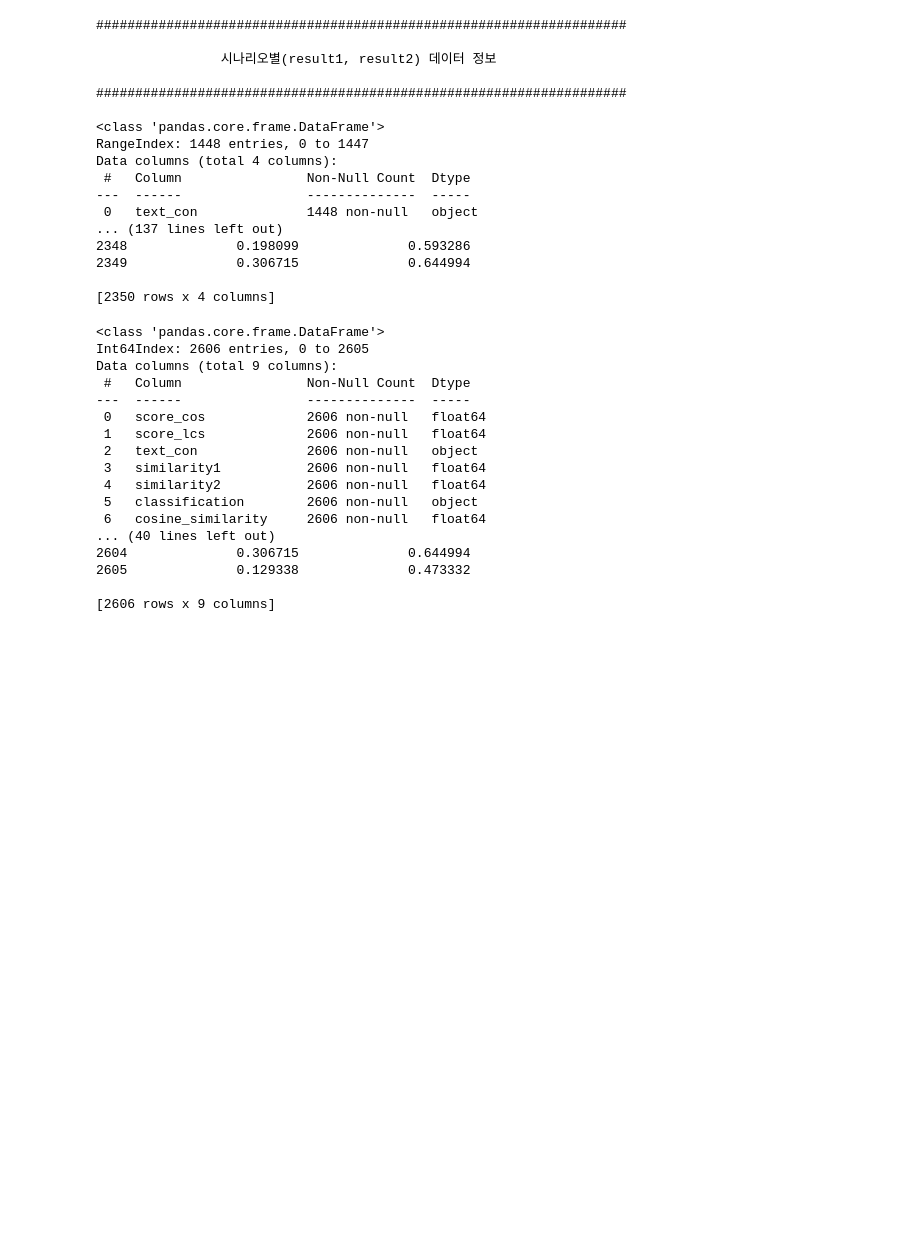
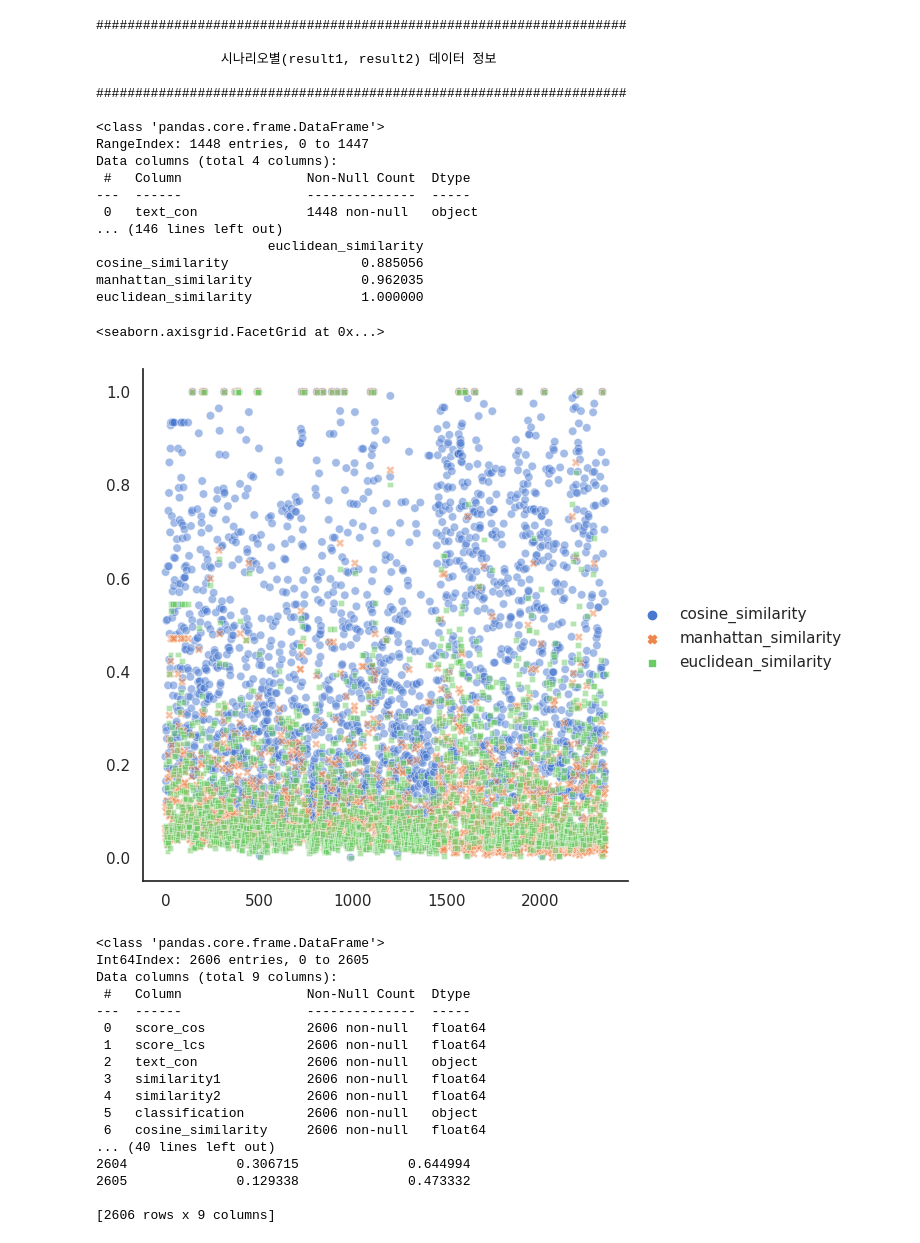
Before and after one commit to seokiho/kisti-police, a Jupyter notebook: jsonReader.ipynb, the cells around one changed output. Cells and saved outputs as stored; diff of their text form; code cells hidden in the pictures; blank space fills up the shorter version.

```diff
--- a/jsonReader.ipynb
+++ b/jsonReader.ipynb
@@ -236,38 +256,89 @@ print(results2)
 
 results1.reset_index(drop=True, inplace=True)
 results2.reset_index(drop=True, inplace=True)
 combined_results = pd.concat([results1, results2], ignore_index=True)
 
 
 print("\n\n\n\n####################################################################\n")
 print("            합쳐진 결과 데이터 정보 (combined_results)\n")
 print("####################################################################\n")
 
 print(combined_results.info())
 
 print("\n\n\n\n####################################################################\n")
 print("            합쳐진 데이터 출력 (combined_results)\n")
 print("####################################################################\n")
 
 print(combined_results)
+
+########################################################################################
+#                                 유사도별 분포 보기
+
+
+# 정규화는 데이터의 범위를 [0, 1] 또는 [-1, 1]과 같은 일정한 범위로 변환
+# 정규화는 변수의 상대적인 크기를 유지하면서 값 조정. 최소값을 0, 최대값을 1로 맞추는 경우
+# MinMaxScaler를 사용. 정규화를 사용하면 변수 간 범위의 차이가 줄어듦.
+
+# 표준화는 데이터의 평균을 0으로, 표준 편차를 1로 만듦. 변수의 분포를 정규 분포에 가깝게 만듦.
+# 간단한 예시로, '정규화'는 변수 간 범위를 같게 함. '표준화'는 변수의 평균과 분산을 통제하여 분포를 변환..
+#'정규화'는 데이터의 스케일을 조정하고, '표준화'는 데이터의 분포를 변환하여 모델의 성능 향상을 목적.
+
+
+subset_columns = ['cosine_similarity', 'manhattan_similarity', 'euclidean_similarity']
+subset_df = combined_results[subset_columns]
+
+# 표준화 (Standardization)
+# scaler = StandardScaler()
+# scaled_data = scaler.fit_transform(subset_df)
+# df_standardized = pd.DataFrame(scaled_data, columns=subset_df.columns)
+
+#정규화 (Normalization)
+scaler = MinMaxScaler()
+normalized_data = scaler.fit_transform(subset_df)
+df_normalized = pd.DataFrame(normalized_data, columns=subset_df.columns)
+
+# 표준화된 값으로 비교
+# print("Standardized Data:")
+# print(df_standardized)
+
+# 정규화된 값으로 비교
+# print("\nNormalized Data:")
+# print(df_normalized)
+
+cols = ['cosine_similarity', 'manhattan_similarity', 'euclidean_similarity']
+corr = df_normalized[cols].corr(method='pearson')
+print(corr)
+
+sns.set_theme(style="white")
+
+sns.relplot(hue=None,
+            sizes=(40, 400), alpha=.5, palette="muted",
+            height=6, data=df_normalized)
+
+
+# sns.relplot(hue=None,
+#             sizes=(40, 400), alpha=.5, palette="muted",
+#             height=6, data=df_standardized)
 # %% [output]
 ####################################################################
 
                 시나리오별(result1, result2) 데이터 정보
 
 ####################################################################
 
 <class 'pandas.core.frame.DataFrame'>
 RangeIndex: 1448 entries, 0 to 1447
 Data columns (total 4 columns):
  #   Column                Non-Null Count  Dtype
 ---  ------                --------------  -----
  0   text_con              1448 non-null   object
-... (137 lines left out)
-2348              0.198099              0.593286
-2349              0.306715              0.644994
-
-[2350 rows x 4 columns]
+... (146 lines left out)
+                      euclidean_similarity
+cosine_similarity                 0.885056
+manhattan_similarity              0.962035
+euclidean_similarity              1.000000
+<seaborn.axisgrid.FacetGrid at 0x...>
+[figure, added]
 # %%
 
 # df.isna().sum()
```
Also changed, not shown: parts of 10 cells of this notebook.
